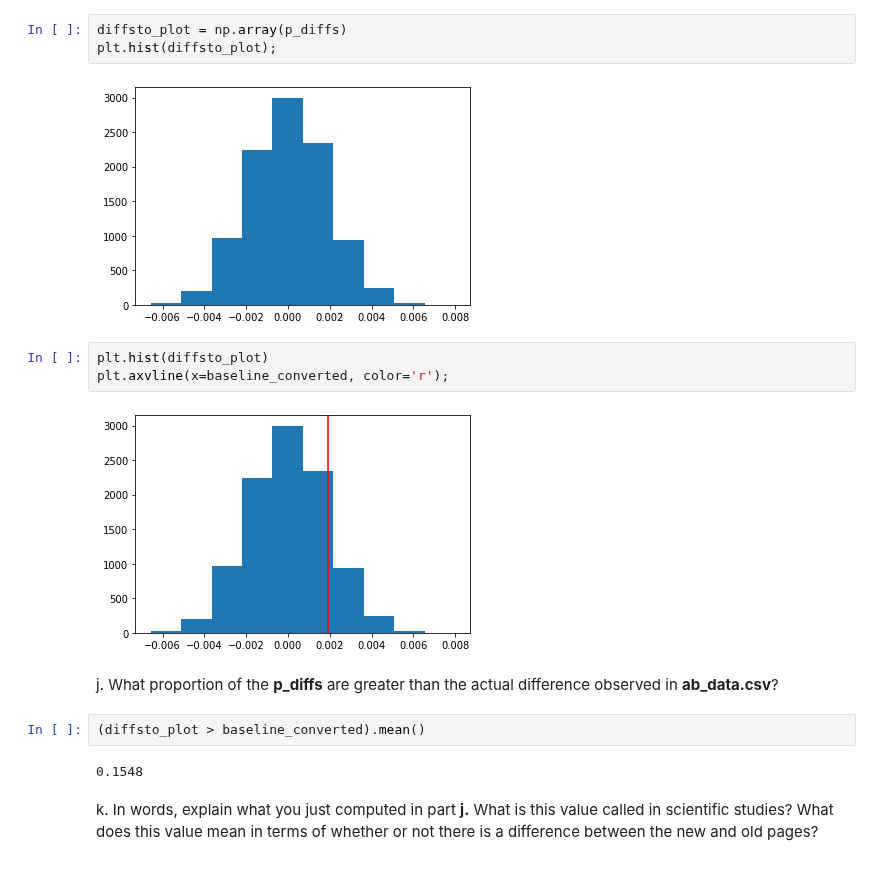
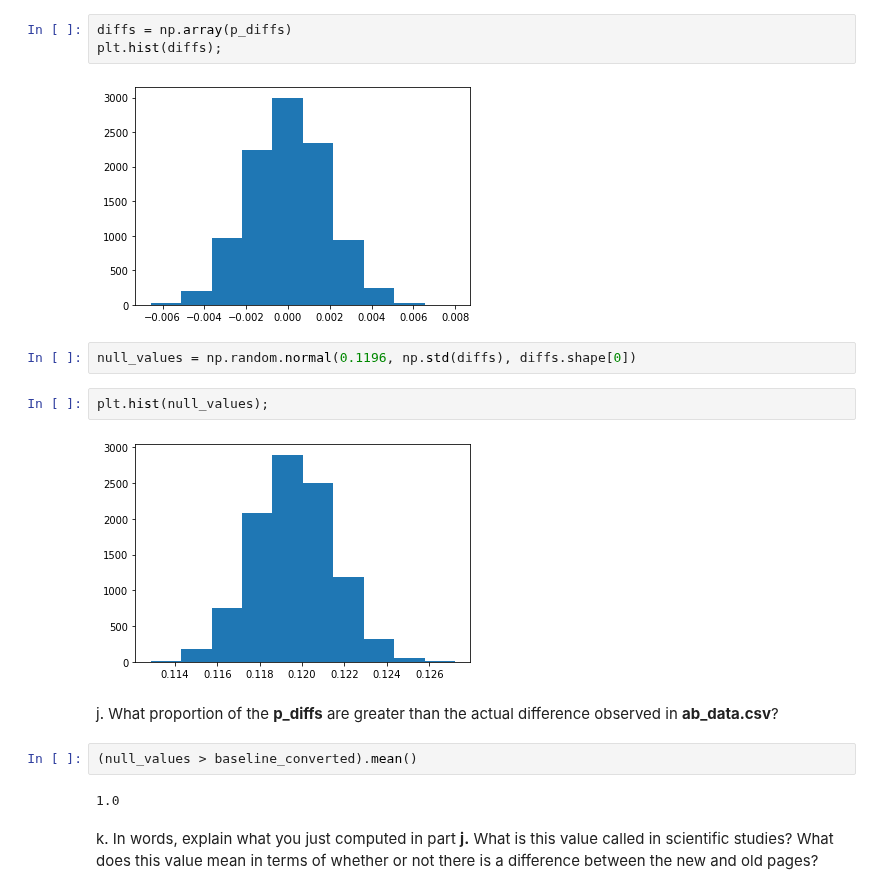
Before and after one commit to josyulajj/ab-test-analysis, a Jupyter notebook: Analyze_ab_test_results_notebook.ipynb, the cells around one changed output. Saved outputs shown, nothing was run; the diff lists cells and outputs as text.

```diff
--- a/Analyze_ab_test_results_notebook.ipynb
+++ b/Analyze_ab_test_results_notebook.ipynb
@@ -290,21 +290,22 @@ for _ in range(10000):
 # %% [markdown]
 i. Plot a histogram of the **p_diffs**.  Does this plot look like what you expected?  Use the matching problem in the classroom to assure you fully understand what was computed here.
 # %%
-diffsto_plot = np.array(p_diffs)
-plt.hist(diffsto_plot);
+diffs = np.array(p_diffs)
+plt.hist(diffs);
 # %% [output]
 [figure]
-# %%
-plt.hist(diffsto_plot)
-plt.axvline(x=baseline_converted, color='r');
-# %% [output]
-[figure, removed]
+# %%
+null_values = np.random.normal(0.1196, np.std(diffs), diffs.shape[0])
+# %%
+plt.hist(null_values);
+# %% [output]
+[figure, added]
 # %% [markdown]
 j. What proportion of the **p_diffs** are greater than the actual difference observed in **ab_data.csv**?
 # %%
-(diffsto_plot > baseline_converted).mean()
+(null_values > baseline_converted).mean()
 # %% [output]
-0.1548
+1.0
 # %% [markdown]
 k. In words, explain what you just computed in part **j.**  What is this value called in scientific studies?  What does this value mean in terms of whether or not there is a difference between the new and old pages?
 # %% [markdown]
```
